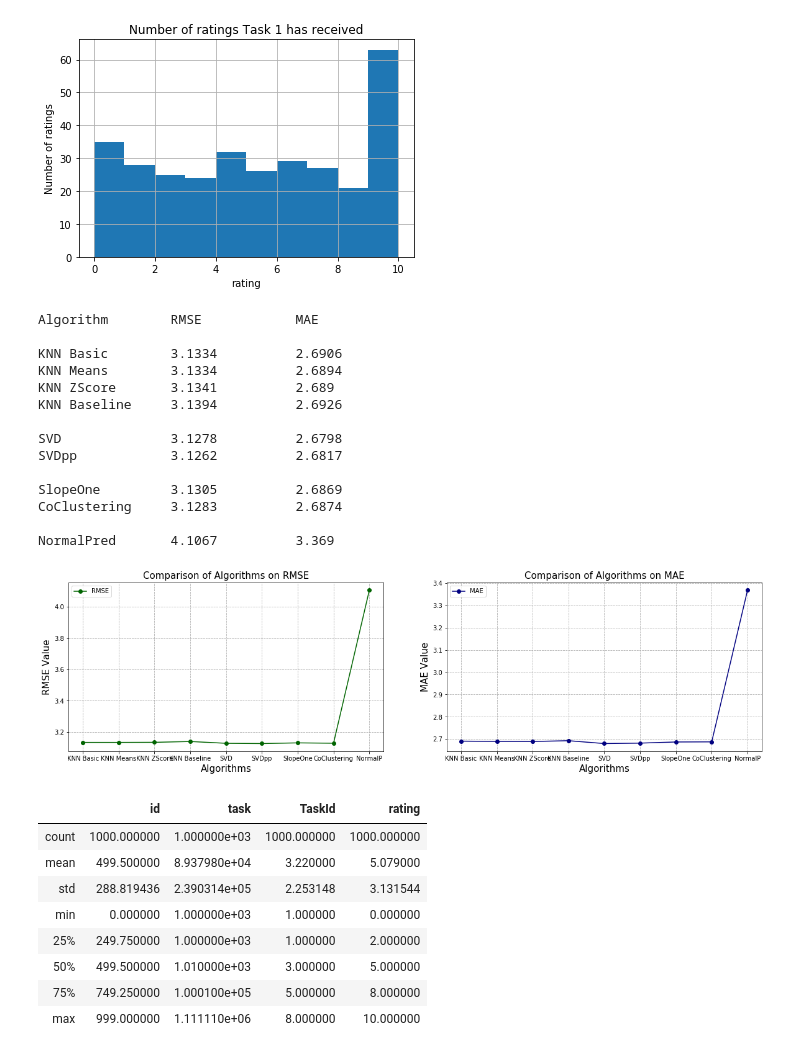
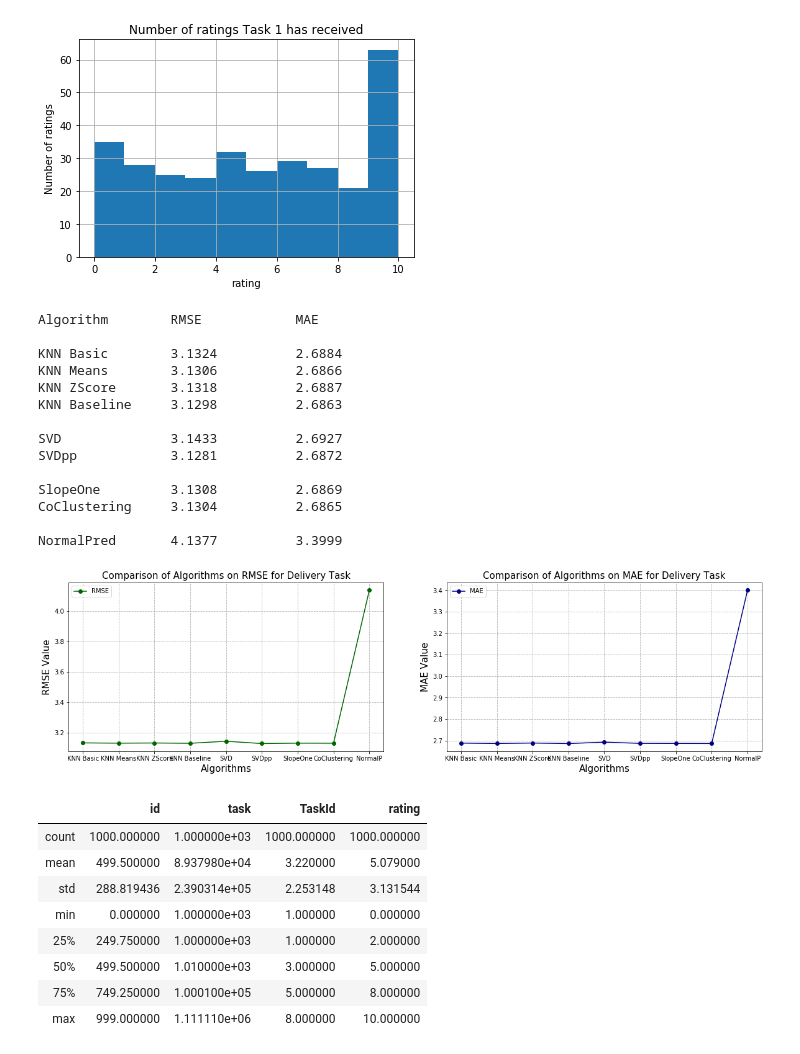
Before and after one commit to Gabbu98/FYPWAAR, a Jupyter notebook: Dev/PythonDev/recommenderSystem.ipynb, the cells around one changed output. Cells and saved outputs as stored; diff of their text form; code cells hidden in the pictures.

```diff
--- a/Dev/PythonDev/recommenderSystem.ipynb
+++ b/Dev/PythonDev/recommenderSystem.ipynb
@@ -322,45 +322,45 @@ print()
 x_algo = ['KNN Basic', 'KNN Means', 'KNN ZScore', 'KNN Baseline', 'SVD', 'SVDpp', 'SlopeOne', 'CoClustering', 'NormalP']
 all_algos_cv = [knnbasic_cv, knnmeans_cv, knnz_cv, knnBaseline_cv, svd_cv, svdpp_cv, slope_cv, coclus_cv, normalPredictor_cv]
 
 rmse_cv = [round(res['test_rmse'].mean(), 4) for res in all_algos_cv]
 mae_cv = [round(res['test_mae'].mean(), 4) for res in all_algos_cv]
 
 plt.figure(figsize=(20,5))
 
 plt.subplot(1, 2, 1)
-plt.title('Comparison of Algorithms on RMSE', loc='center', fontsize=15)
+plt.title('Comparison of Algorithms on RMSE for Delivery Task', loc='center', fontsize=15)
 plt.plot(x_algo, rmse_cv, label='RMSE', color='darkgreen', marker='o')
 plt.xlabel('Algorithms', fontsize=15)
 plt.ylabel('RMSE Value', fontsize=15)
 plt.legend()
 plt.grid(ls='dashed')
 
 plt.subplot(1, 2, 2)
-plt.title('Comparison of Algorithms on MAE', loc='center', fontsize=15)
+plt.title('Comparison of Algorithms on MAE for Delivery Task', loc='center', fontsize=15)
 plt.plot(x_algo, mae_cv, label='MAE', color='navy', marker='o')
 plt.xlabel('Algorithms', fontsize=15)
 plt.ylabel('MAE Value', fontsize=15)
 plt.legend()
 plt.grid(ls='dashed')
 
 plt.show()
 frame.describe()
 # %% [output]
 Algorithm        RMSE            MAE
 
-KNN Basic        3.1334          2.6906
-KNN Means        3.1334          2.6894
-KNN ZScore       3.1341          2.689
-KNN Baseline     3.1394          2.6926
+KNN Basic        3.1324          2.6884
+KNN Means        3.1306          2.6866
+KNN ZScore       3.1318          2.6887
+KNN Baseline     3.1298          2.6863
 
-SVD              3.1278          2.6798
-SVDpp            3.1262          2.6817
+SVD              3.1433          2.6927
+SVDpp            3.1281          2.6872
 
-SlopeOne         3.1305          2.6869
-CoClustering     3.1283          2.6874
+SlopeOne         3.1308          2.6869
+CoClustering     3.1304          2.6865
 
-NormalPred       4.1067          3.369
+NormalPred       4.1377          3.3999
-[figure, old version]
+[figure, new version]
 |  | id | task | TaskId | rating |
 | count | 1000.000000 | 1.000000e+03 | 1000.000000 | 1000.000000 |
 | mean | 499.500000 | 8.937980e+04 | 3.220000 | 5.079000 |
```
Also changed, not shown: parts of 9 cells of this notebook, 54 other files.
